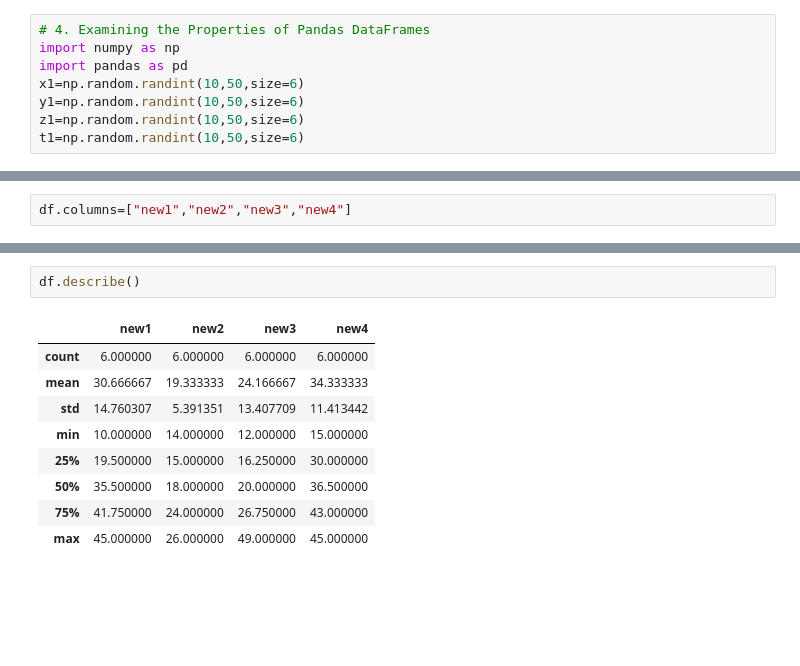
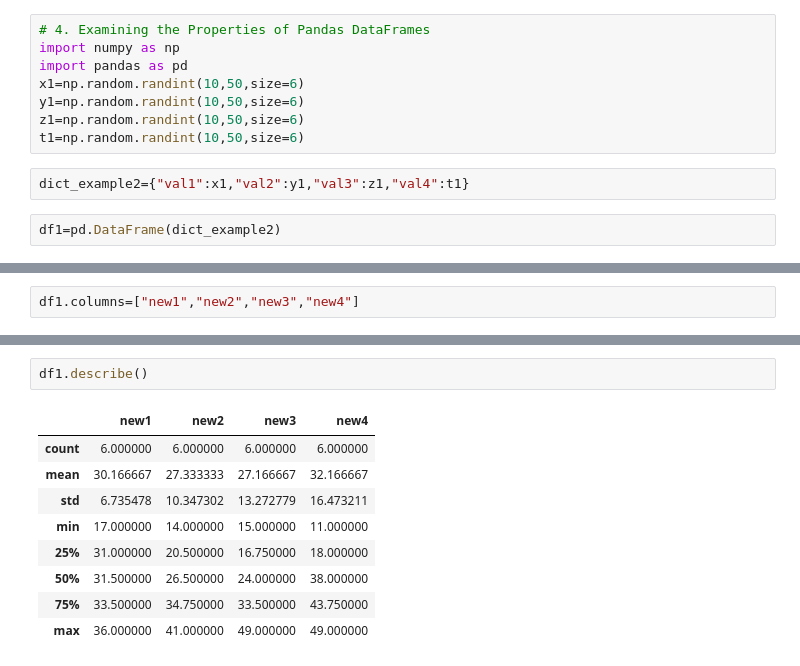
Before and after one commit to chshahid119/data-science-notes, a Jupyter notebook: Complete data science OakAcademy/Shahid Notes/pandas notebook/pandas01.ipynb, the cells around one changed output, grey strips where cells are left out. Cells and saved outputs as stored; diff of their text form; blank space fills up the shorter version.

```diff
--- a/Complete data science OakAcademy/Shahid Notes/pandas notebook/pandas01.ipynb
+++ b/Complete data science OakAcademy/Shahid Notes/pandas notebook/pandas01.ipynb
@@ -386,4 +386,8 @@ x1=np.random.randint(10,50,size=6)
 y1=np.random.randint(10,50,size=6)
 z1=np.random.randint(10,50,size=6)
 t1=np.random.randint(10,50,size=6)
+# %%
+dict_example2={"val1":x1,"val2":y1,"val3":z1,"val4":t1}
+# %%
+df1=pd.DataFrame(dict_example2)
 # %%
@@ -418,5 +422,5 @@ Index(['val1', 'val2', 'val3', 'val4'], dtype='object')
 # %% [output]
 ['val1', 'val2', 'val3', 'val4']
 # %%
-df.columns=["new1","new2","new3","new4"]
+df1.columns=["new1","new2","new3","new4"]
 # %%
@@ -447,15 +451,15 @@ type(df)
 # %% [output]
 pandas.core.frame.DataFrame
 # %%
-df.describe()
+df1.describe()
 # %% [output]
 |  | new1 | new2 | new3 | new4 |
 | count | 6.000000 | 6.000000 | 6.000000 | 6.000000 |
-| mean | 30.666667 | 19.333333 | 24.166667 | 34.333333 |
-| std | 14.760307 | 5.391351 | 13.407709 | 11.413442 |
-| min | 10.000000 | 14.000000 | 12.000000 | 15.000000 |
-| 25% | 19.500000 | 15.000000 | 16.250000 | 30.000000 |
-| 50% | 35.500000 | 18.000000 | 20.000000 | 36.500000 |
-| 75% | 41.750000 | 24.000000 | 26.750000 | 43.000000 |
-| max | 45.000000 | 26.000000 | 49.000000 | 45.000000 |
+| mean | 30.166667 | 27.333333 | 27.166667 | 32.166667 |
+| std | 6.735478 | 10.347302 | 13.272779 | 16.473211 |
+| min | 17.000000 | 14.000000 | 15.000000 | 11.000000 |
+| 25% | 31.000000 | 20.500000 | 16.750000 | 18.000000 |
+| 50% | 31.500000 | 26.500000 | 24.000000 | 38.000000 |
+| 75% | 33.500000 | 34.750000 | 33.500000 | 43.750000 |
+| max | 36.000000 | 41.000000 | 49.000000 | 49.000000 |
 # %%
```
Also changed, not shown: parts of 53 cells of this notebook.
